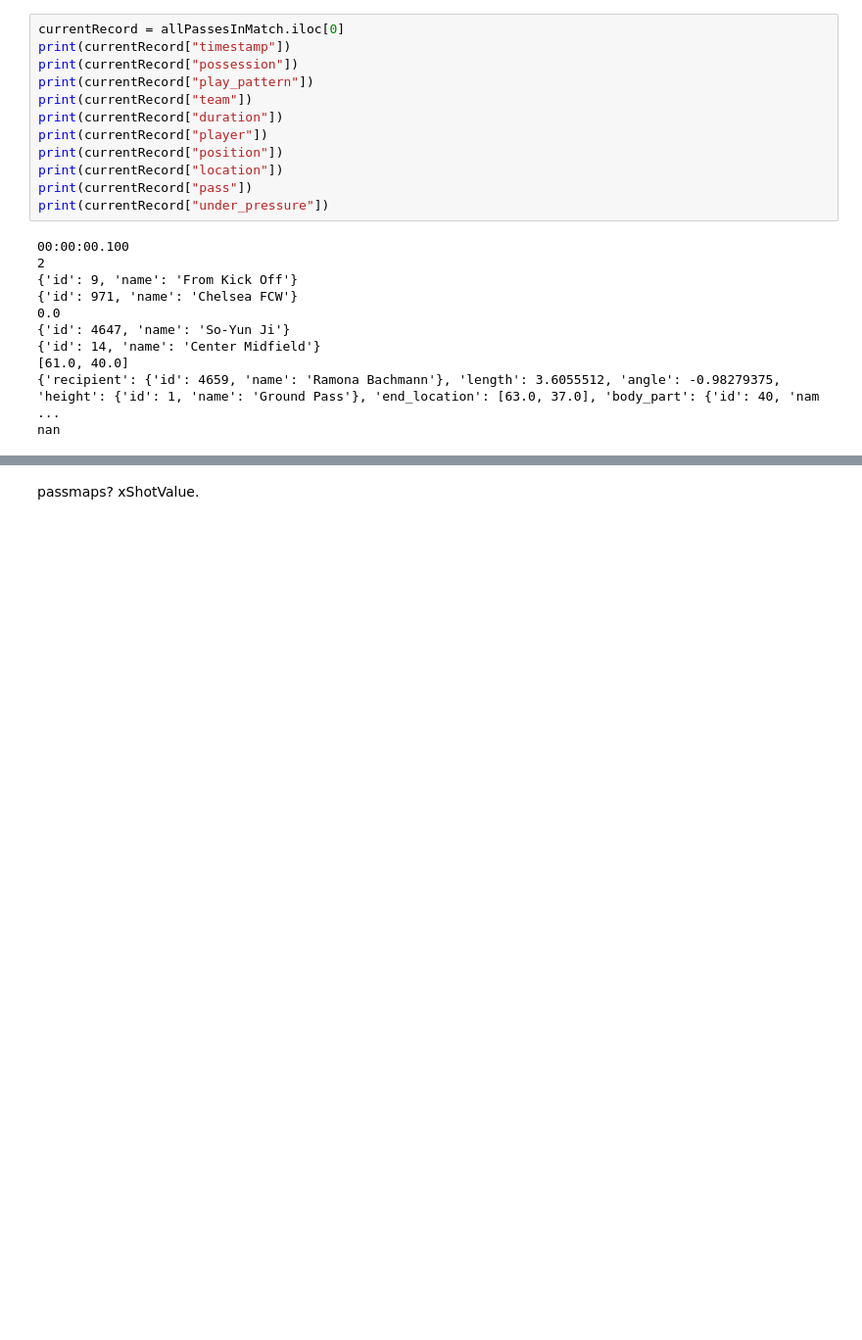
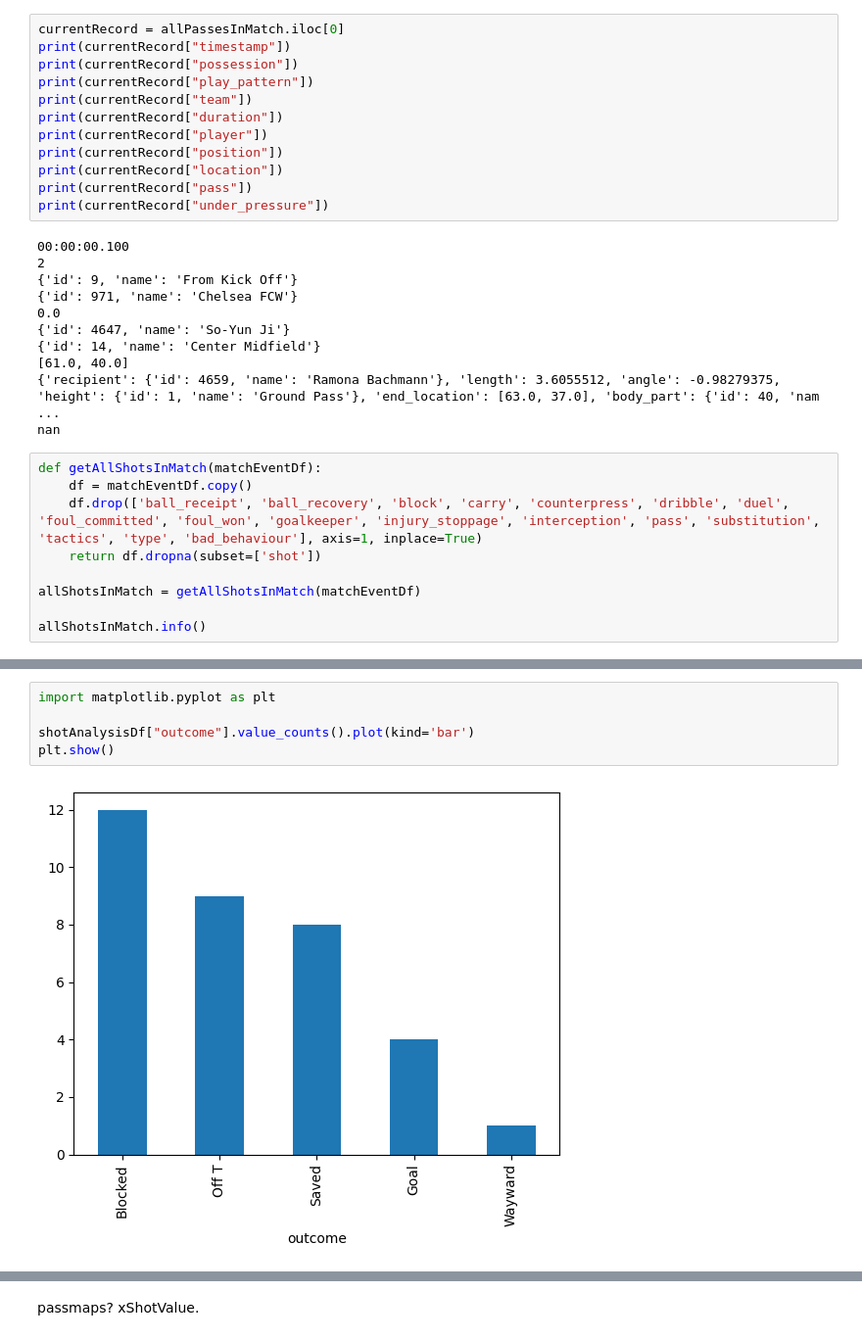
Before and after one commit to kwabenankyi/statsdefuser, a Jupyter notebook: explore_events.ipynb, the cells around one changed output, grey strips where cells are left out. Shown at 98% size. Drawn from its saved outputs; the diff is of its cells as text; blank space fills up the shorter version.

```diff
--- a/explore_events.ipynb
+++ b/explore_events.ipynb
@@ -89,3 +89,12 @@ print(currentRecord["under_pressure"])
 [61.0, 40.0]
 {'recipient': {'id': 4659, 'name': 'Ramona Bachmann'}, 'length': 3.6055512, 'angle': -0.98279375, 'height': {'id': 1, 'name': 'Ground Pass'}, 'end_location': [63.0, 37.0], 'body_part': {'id': 40, 'nam ...
 nan
+# %%
+def getAllShotsInMatch(matchEventDf):
+    df = matchEventDf.copy()
+    df.drop(['ball_receipt', 'ball_recovery', 'block', 'carry', 'counterpress', 'dribble', 'duel', 'foul_committed', 'foul_won', 'goalkeeper', 'injury_stoppage', 'interception', 'pass', 'substitution', 'tactics', 'type', 'bad_behaviour'], axis=1, inplace=True)
+    return df.dropna(subset=['shot'])
+
+allShotsInMatch = getAllShotsInMatch(matchEventDf)
+
+allShotsInMatch.info()
@@ -91,0 +203,7 @@ nan
+# %%
+import matplotlib.pyplot as plt
+
+shotAnalysisDf["outcome"].value_counts().plot(kind='bar')
+plt.show()
+# %% [output]
+[figure, added]
```
Also changed, not shown: parts of 12 cells of this notebook, 3 other files.
